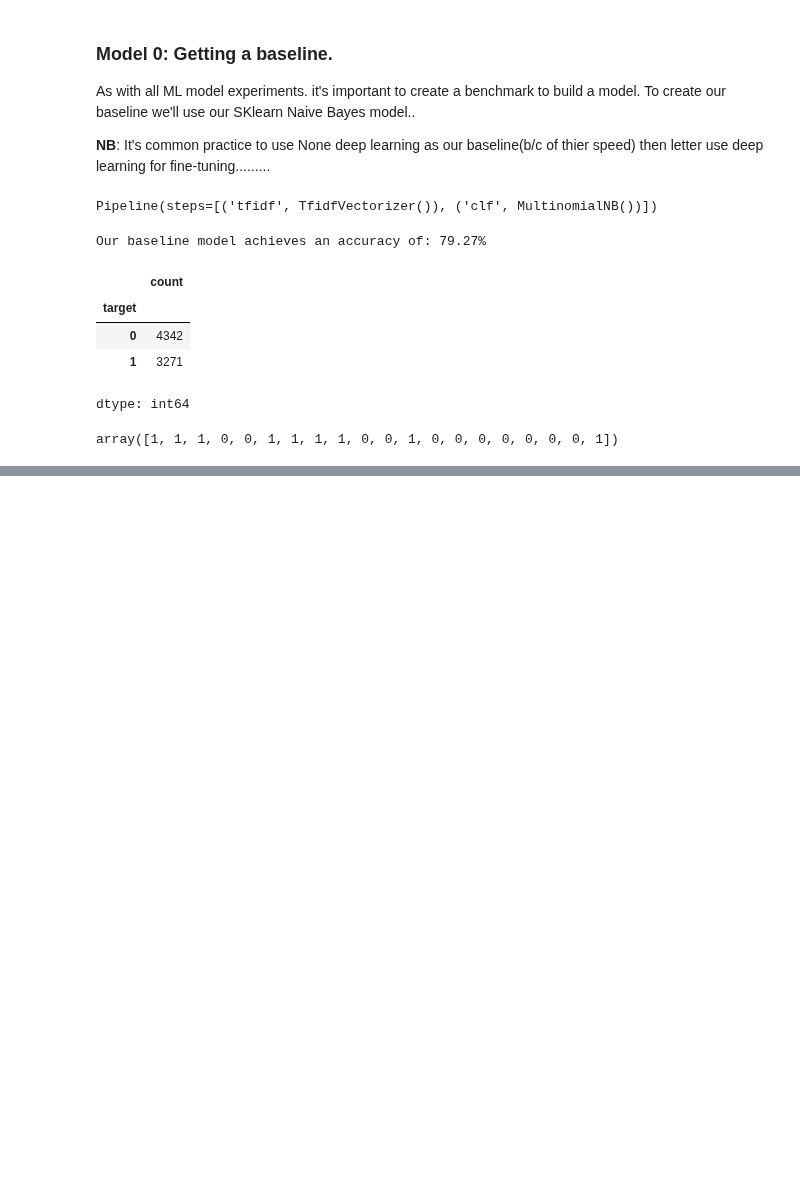
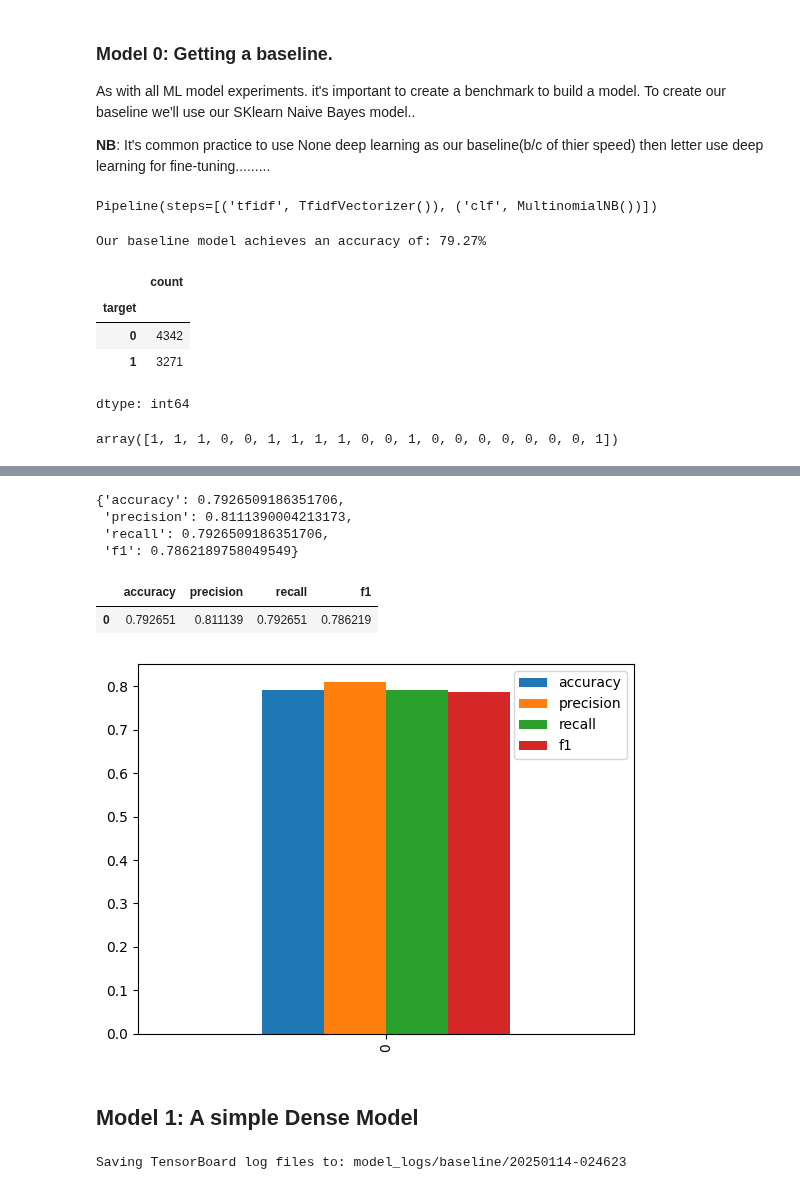
Before and after one commit to LivingstonTardzenyuy/Deep-Learning-with-TensorFlow, a Jupyter notebook: 08_introduction_to_nlp_in_tensorflow.ipynb, the cells around one changed output, grey strips where cells are left out. Drawn from its saved outputs; the diff is of its cells as text; code cells hidden in the pictures; blank space fills up the shorter version.

Commit message:
Train our model 1, evaluated it. Then working now on RNN's

```diff
--- a/08_introduction_to_nlp_in_tensorflow.ipynb
+++ b/08_introduction_to_nlp_in_tensorflow.ipynb
@@ -412,0 +425,60 @@ array([1, 1, 1, 0, 0, 1, 1, 1, 1, 0, 0, 1, 0, 0, 0, 0, 0, 0, 0, 1])
+# %%
+# Function to evaluate: accuracy, precision, recall and f1-score.
+from sklearn.metrics import accuracy_score, precision_recall_fscore_support
+
+def calculate_results(y_true, y_pred):
+  """
+      Calculates model accuracy, precision, recall and f1 score of a binary classification model.
+  """
+  # Calculate model accuracy.
+  model_accuracy = accuracy_score(y_true, y_pred)
+  # Calculate model precision, recall and f1-score using "weighted" average
+  model_precision, model_recall, model_f1, _ = precision_recall_fscore_support(y_true, y_pred, average="weighted")
+  model_results = {
+      "accuracy": model_accuracy,
+      "precision": model_precision,
+      "recall": model_recall,
+      "f1": model_f1
+  }
+  return model_results
+# %%
+# Get baseline results.
+baseline_results = calculate_results(
+    y_true = val_labels,
+    y_pred = baseline_preds
+)
+baseline_results
+# %% [output]
+{'accuracy': 0.7926509186351706,
+ 'precision': 0.8111390004213173,
+ 'recall': 0.7926509186351706,
+ 'f1': 0.7862189758049549}
+# %%
+# Convert our results to a DataFrame.
+import pandas as pd
+import numpy as np
+np.random.seed(42)
+
+baseline_df = pd.DataFrame(baseline_results, index=[0])
+baseline_df
+# %% [output]
+|  | accuracy | precision | recall | f1 |
+| 0 | 0.792651 | 0.811139 | 0.792651 | 0.786219 |
+# %%
+# Plot a bar chart.
+baseline_df.plot(
+    kind="bar"
+);
+# %% [output]
+[figure, added]
+# %% [markdown]
+## Model 1: A simple Dense Model
+# %%
+# Create a tensorboard callback.
+from helper_functions import create_tensorboard_callback
+
+# Create a directory to save TensorBoard logs.
+SAVE_DIR = "model_logs"
+tensorboard_callback = create_tensorboard_callback(dir_name=SAVE_DIR, experiment_name="baseline")
+# %% [output]
+Saving TensorBoard log files to: model_logs/baseline/20250114-024623
```
Also changed, not shown: parts of 24 cells of this notebook.
